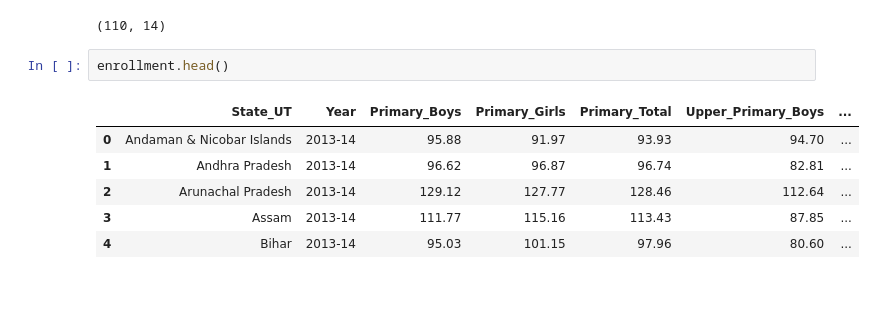
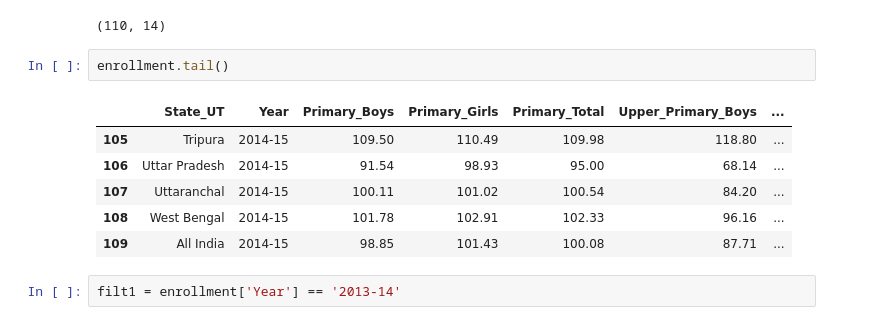
Before and after one commit to javedali-dev/Data-analysis-of-indian-schools, a Jupyter notebook: enrollment.ipynb, the cells around one changed output. Saved outputs shown, nothing was run; the diff lists cells and outputs as text; blank space fills up the shorter version.

Commit message:
modified enrollment file

```diff
--- a/enrollment.ipynb
+++ b/enrollment.ipynb
@@ -42,11 +42,13 @@ enrollment.shape
 # %% [output]
 (110, 14)
 # %%
-enrollment.head()
+enrollment.tail()
 # %% [output]
 |  | State_UT | Year | Primary_Boys | Primary_Girls | Primary_Total | Upper_Primary_Boys | ... |
-| 0 | Andaman & Nicobar Islands | 2013-14 | 95.88 | 91.97 | 93.93 | 94.70 | ... |
-| 1 | Andhra Pradesh | 2013-14 | 96.62 | 96.87 | 96.74 | 82.81 | ... |
-| 2 | Arunachal Pradesh | 2013-14 | 129.12 | 127.77 | 128.46 | 112.64 | ... |
-| 3 | Assam | 2013-14 | 111.77 | 115.16 | 113.43 | 87.85 | ... |
-| 4 | Bihar | 2013-14 | 95.03 | 101.15 | 97.96 | 80.60 | ... |
+| 105 | Tripura | 2014-15 | 109.50 | 110.49 | 109.98 | 118.80 | ... |
+| 106 | Uttar Pradesh | 2014-15 | 91.54 | 98.93 | 95.00 | 68.14 | ... |
+| 107 | Uttaranchal | 2014-15 | 100.11 | 101.02 | 100.54 | 84.20 | ... |
+| 108 | West Bengal | 2014-15 | 101.78 | 102.91 | 102.33 | 96.16 | ... |
+| 109 | All India | 2014-15 | 98.85 | 101.43 | 100.08 | 87.71 | ... |
+# %%
+filt1 = enrollment['Year'] == '2013-14'
```
Also changed, not shown: parts of 7 cells of this notebook.
